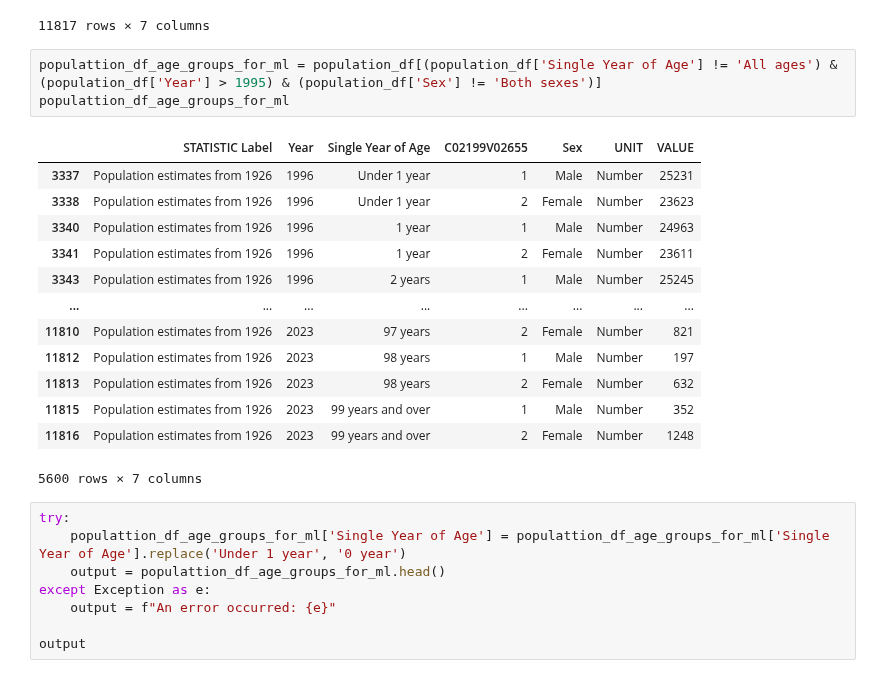
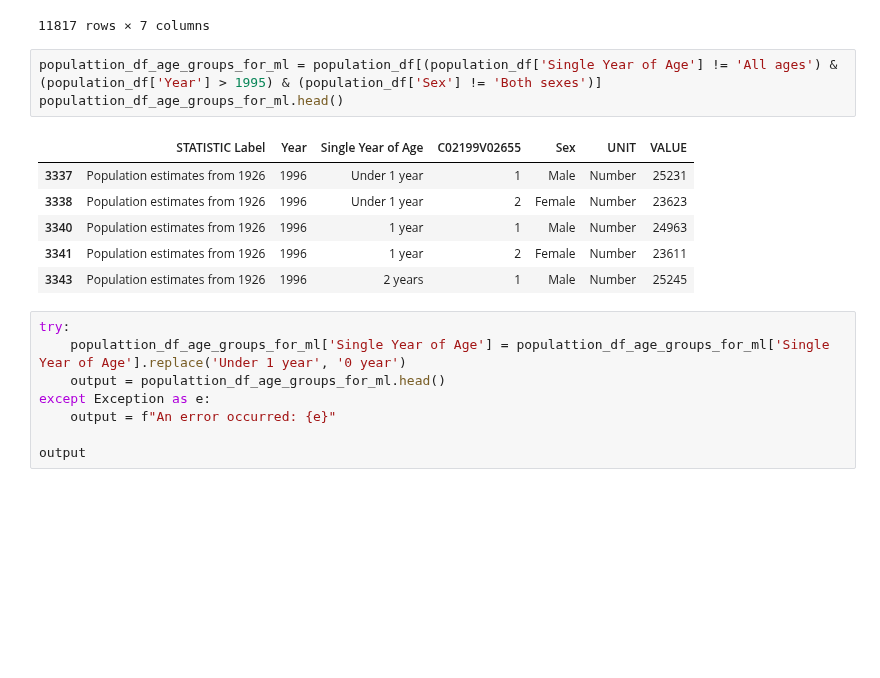
Before and after one commit to Ivkoto/DataAnalyticsMachineLearning, a Jupyter notebook: Data_Preparation/CA1_Data_Prep_V7.ipynb, the cells around one changed output. Cells and saved outputs as stored; diff of their text form; blank space fills up the shorter version.

```diff
--- a/Data_Preparation/CA1_Data_Prep_V7.ipynb
+++ b/Data_Preparation/CA1_Data_Prep_V7.ipynb
@@ -31,21 +34,14 @@ population_df
 11817 rows × 7 columns
 # %%
 populattion_df_age_groups_for_ml = population_df[(population_df['Single Year of Age'] != 'All ages') & (population_df['Year'] > 1995) & (population_df['Sex'] != 'Both sexes')]
-populattion_df_age_groups_for_ml
+populattion_df_age_groups_for_ml.head()
 # %% [output]
 |  | STATISTIC Label | Year | Single Year of Age | C02199V02655 | Sex | UNIT | VALUE |
 | 3337 | Population estimates from 1926 | 1996 | Under 1 year | 1 | Male | Number | 25231 |
 | 3338 | Population estimates from 1926 | 1996 | Under 1 year | 2 | Female | Number | 23623 |
 | 3340 | Population estimates from 1926 | 1996 | 1 year | 1 | Male | Number | 24963 |
 | 3341 | Population estimates from 1926 | 1996 | 1 year | 2 | Female | Number | 23611 |
 | 3343 | Population estimates from 1926 | 1996 | 2 years | 1 | Male | Number | 25245 |
-| ... | ... | ... | ... | ... | ... | ... | ... |
-| 11810 | Population estimates from 1926 | 2023 | 97 years | 2 | Female | Number | 821 |
-| 11812 | Population estimates from 1926 | 2023 | 98 years | 1 | Male | Number | 197 |
-| 11813 | Population estimates from 1926 | 2023 | 98 years | 2 | Female | Number | 632 |
-| 11815 | Population estimates from 1926 | 2023 | 99 years and over | 1 | Male | Number | 352 |
-| 11816 | Population estimates from 1926 | 2023 | 99 years and over | 2 | Female | Number | 1248 |
-5600 rows × 7 columns
 # %%
 try:
     populattion_df_age_groups_for_ml['Single Year of Age'] = populattion_df_age_groups_for_ml['Single Year of Age'].replace('Under 1 year', '0 year')
```
Also changed, not shown: parts of 30 cells of this notebook.
